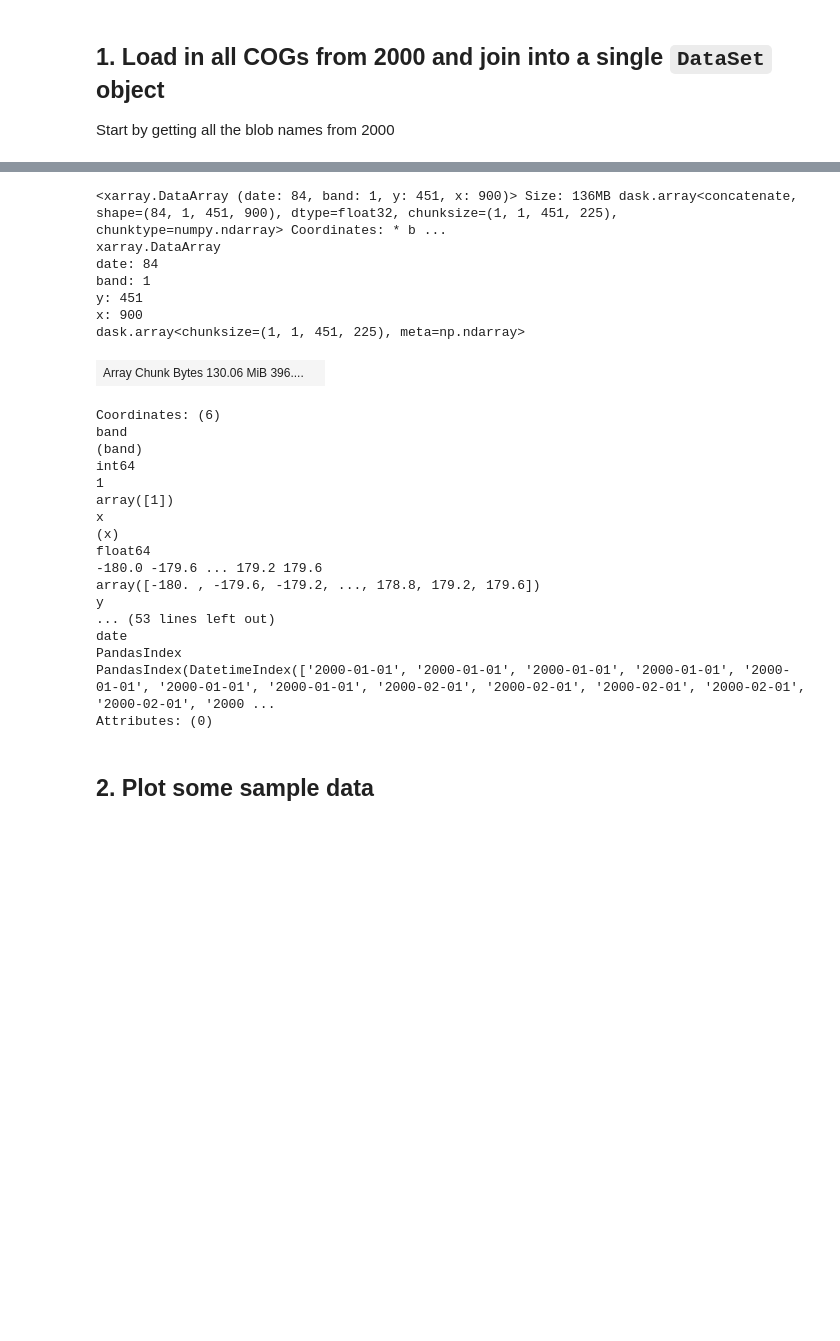
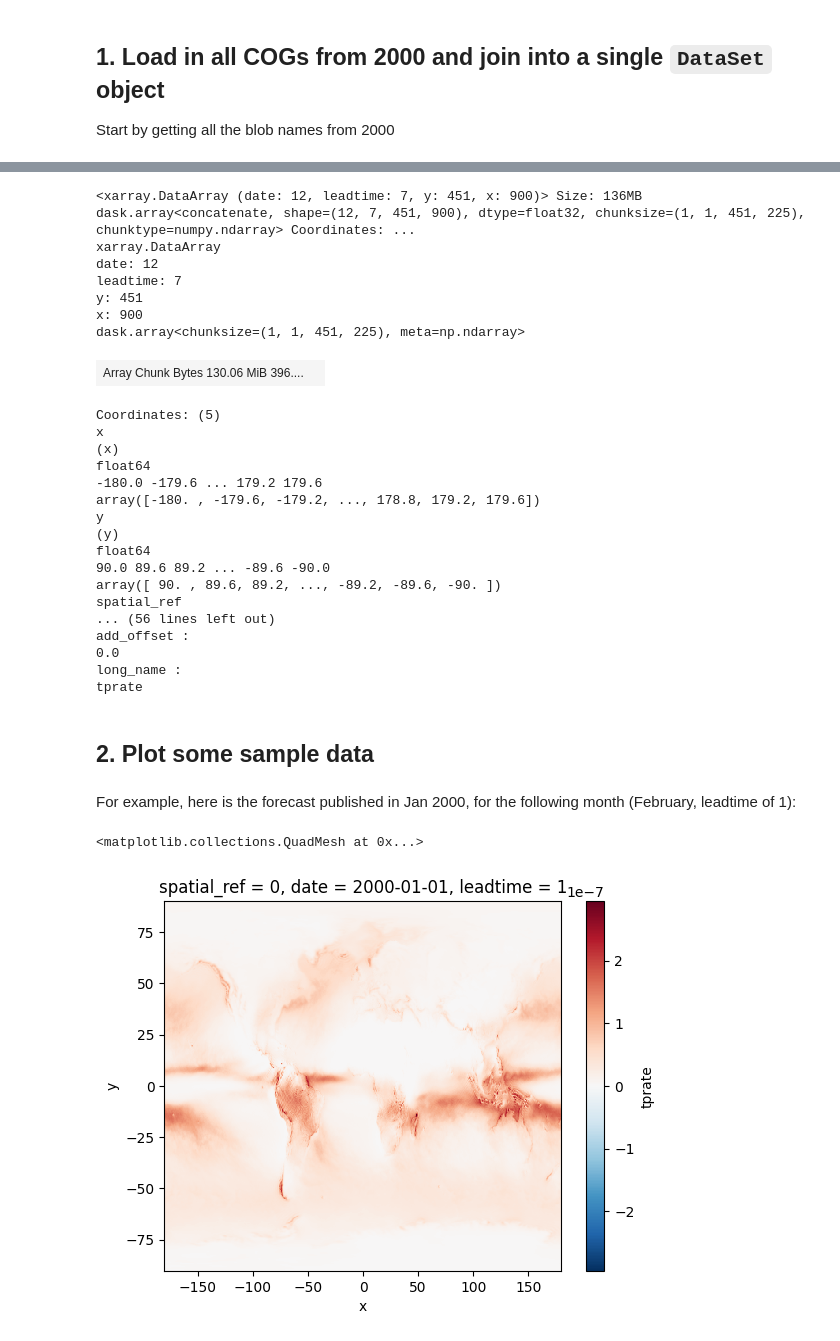
Before and after one commit to OCHA-DAP/ds-raster-pipelines, a Jupyter notebook: examples/read_seas5_cogs.ipynb, the cells around one changed output, grey strips where cells are left out. Cells and saved outputs as stored; diff of their text form; code cells hidden in the pictures; blank space fills up the shorter version.

Commit message:
Fix error in loading data in demo notebook

```diff
--- a/examples/read_seas5_cogs.ipynb
+++ b/examples/read_seas5_cogs.ipynb
@@ -10,10 +14,6 @@ import os
 from dotenv import load_dotenv
 from azure.storage.blob import ContainerClient
 import rioxarray as rxr
-import io
-import zipfile
-import matplotlib.pyplot as plt
-from datetime import datetime
 
 load_dotenv()
 
@@ -21,7 +21,7 @@ DEV_BLOB_SAS = os.getenv("DSCI_AZ_SAS_DEV")
 DEV_BLOB_NAME = "imb0chd0dev"
 DEV_BLOB_URL = f"https://{DEV_BLOB_NAME}.blob.core.windows.net/"
 GLOBAL_CONTAINER_NAME = "global"
-DEV_BLOB_GLB_URL = (DEV_BLOB_URL + GLOBAL_CONTAINER_NAME + "?" + DEV_BLOB_SAS)
+DEV_BLOB_GLB_URL = DEV_BLOB_URL + GLOBAL_CONTAINER_NAME + "?" + DEV_BLOB_SAS
 
 dev_glb_container_client = ContainerClient.from_container_url(DEV_BLOB_GLB_URL)
 # %% [markdown]
@@ -33,13 +33,11 @@ YEAR = 2000
 
 blob_names = existing_files = [
     x.name
-    for x in dev_glb_container_client.list_blobs(
-        name_starts_with="mars/processed/"
-    )
+    for x in dev_glb_container_client.list_blobs(name_starts_with="mars/processed/")
     if str(YEAR) in x.name
 ]
 
 # For a single year's worth of data there should be 12 months * 7 leadtimes' worth of data
-assert(len(blob_names) == (12*7))
+assert len(blob_names) == (12 * 7)
 # %% [markdown]
 Now we can loop through all of them and concatenate to create a single `DataSet` in `xarray`.
@@ -59,43 +53,48 @@ for blob_name in tqdm.tqdm(blob_names):
     da_in = rxr.open_rasterio(
         cog_url, masked=True, chunks={"band": 1, "x": 225, "y": 900}
     )
+
     date_in = pd.to_datetime(blob_name.split(".")[0][-14:-4])
     leadtime = int(blob_name.split(".")[0][-1:])
+
+    da_in = da_in.squeeze(drop=True)
     da_in["date"] = date_in
     da_in["leadtime"] = leadtime
+    da_in = da_in.expand_dims(["date", "leadtime"])
+    das.append(da_in)
 
     # Persisting to reduce the number of downstream Dask layers
     da_in = da_in.persist()
     das.append(da_in)
 
-ds = xr.concat(das, dim="date", join='override', combine_attrs='drop')
+ds = xr.combine_by_coords(das)
 # %%
 ds
 # %% [output]
-<xarray.DataArray (date: 84, band: 1, y: 451, x: 900)> Size: 136MB dask.array<concatenate, shape=(84, 1, 451, 900), dtype=float32, chunksize=(1, 1, 451, 225), chunktype=numpy.ndarray> Coordinates: * b ...
+<xarray.DataArray (date: 12, leadtime: 7, y: 451, x: 900)> Size: 136MB dask.array<concatenate, shape=(12, 7, 451, 900), dtype=float32, chunksize=(1, 1, 451, 225), chunktype=numpy.ndarray> Coordinates: ...
 xarray.DataArray
-date: 84
-band: 1
+date: 12
+leadtime: 7
 y: 451
 x: 900
 dask.array<chunksize=(1, 1, 451, 225), meta=np.ndarray>
 | Array Chunk Bytes 130.06 MiB 396.... |  |
-Coordinates: (6)
-band
-(band)
-int64
-1
-array([1])
+Coordinates: (5)
 x
 (x)
 float64
 -180.0 -179.6 ... 179.2 179.6
 array([-180. , -179.6, -179.2, ..., 178.8, 179.2, 179.6])
 y
-... (53 lines left out)
-date
-PandasIndex
-PandasIndex(DatetimeIndex(['2000-01-01', '2000-01-01', '2000-01-01', '2000-01-01', '2000-01-01', '2000-01-01', '2000-01-01', '2000-02-01', '2000-02-01', '2000-02-01', '2000-02-01', '2000-02-01', '2000 ...
-Attributes: (0)
+(y)
+float64
+90.0 89.6 89.2 ... -89.6 -90.0
+array([ 90. , 89.6, 89.2, ..., -89.2, -89.6, -90. ])
+spatial_ref
+... (56 lines left out)
+add_offset :
+0.0
+long_name :
+tprate
 # %% [markdown]
 ## 2. Plot some sample data
@@ -103,0 +101,7 @@ Attributes: (0)
+# %% [markdown]
+For example, here is the forecast published in Jan 2000, for the following month (February, leadtime of 1):
+# %%
+ds.sel({"date": "2000-01-01", "leadtime": 1}).plot()
+# %% [output]
+<matplotlib.collections.QuadMesh at 0x...>
+[figure, added]
```
Also changed, not shown: parts of 3 cells of this notebook, 1 other file.
